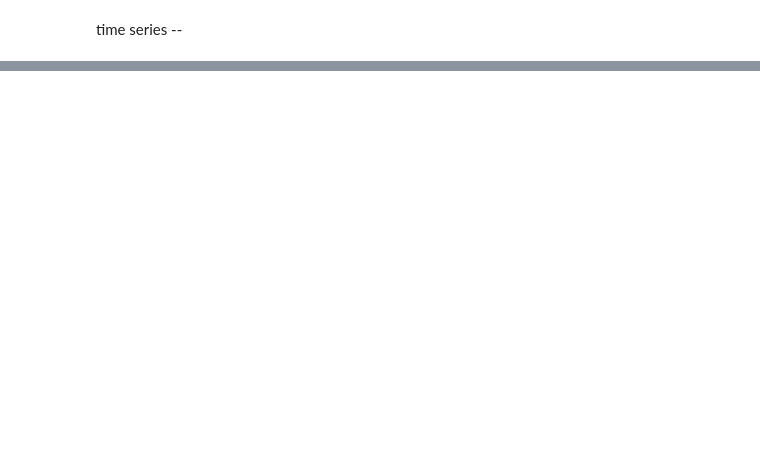
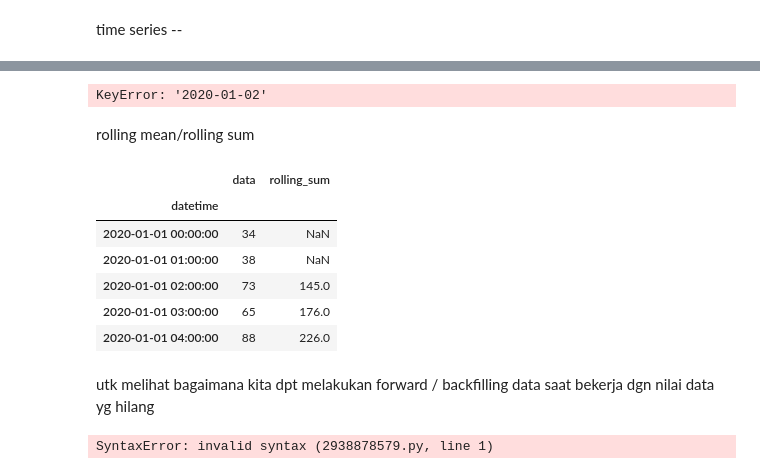
Before and after one commit to jennyaurelia/H8_1033, a Jupyter notebook: sesi6notes.ipynb, the cells around one changed output, grey strips where cells are left out. Cells and saved outputs as stored; diff of their text form; code cells hidden in the pictures; blank space fills up the shorter version.

```diff
--- a/sesi6notes.ipynb
+++ b/sesi6notes.ipynb
@@ -296,0 +352,2 @@ time series --
+# %%
+dft['data'] = np.random.randint(0,100,size=(len(date_rng)))
@@ -296,0 +363,7 @@ time series --
+# %%
+dft['datetime'] = pd.to_datetime(dft['date'])
+# %%
+dft=dft.set_index('datetime')
+# %%
+dft.drop(['date'], axis=1, inplace=True)
+dft.head()
@@ -296,0 +462,24 @@ time series --
+# %%
+dft['2020-01-02']
+# %% [output]
+KeyError: '2020-01-02'
+# %% [markdown]
+rolling mean/rolling sum
+# %%
+dft['rolling_sum'] = dft.rolling(3).sum()
+dft.head()
+# %% [output]
+|  | data | rolling_sum |
+| datetime |  |  |
+| 2020-01-01 00:00:00 | 34 | NaN |
+| 2020-01-01 01:00:00 | 38 | NaN |
+| 2020-01-01 02:00:00 | 73 | 145.0 |
+| 2020-01-01 03:00:00 | 65 | 176.0 |
+| 2020-01-01 04:00:00 | 88 | 226.0 |
+# %% [markdown]
+utk melihat bagaimana kita dpt melakukan forward / backfilling data saat bekerja dgn nilai data yg hilang
+# %%
+dft['rolling_sum_backfilled'] =
+dft['rolling)sum'].fillna(method='backfill')
+# %% [output]
+SyntaxError: invalid syntax (2938878579.py, line 1)
```
Also changed, not shown: parts of 20 cells of this notebook.
